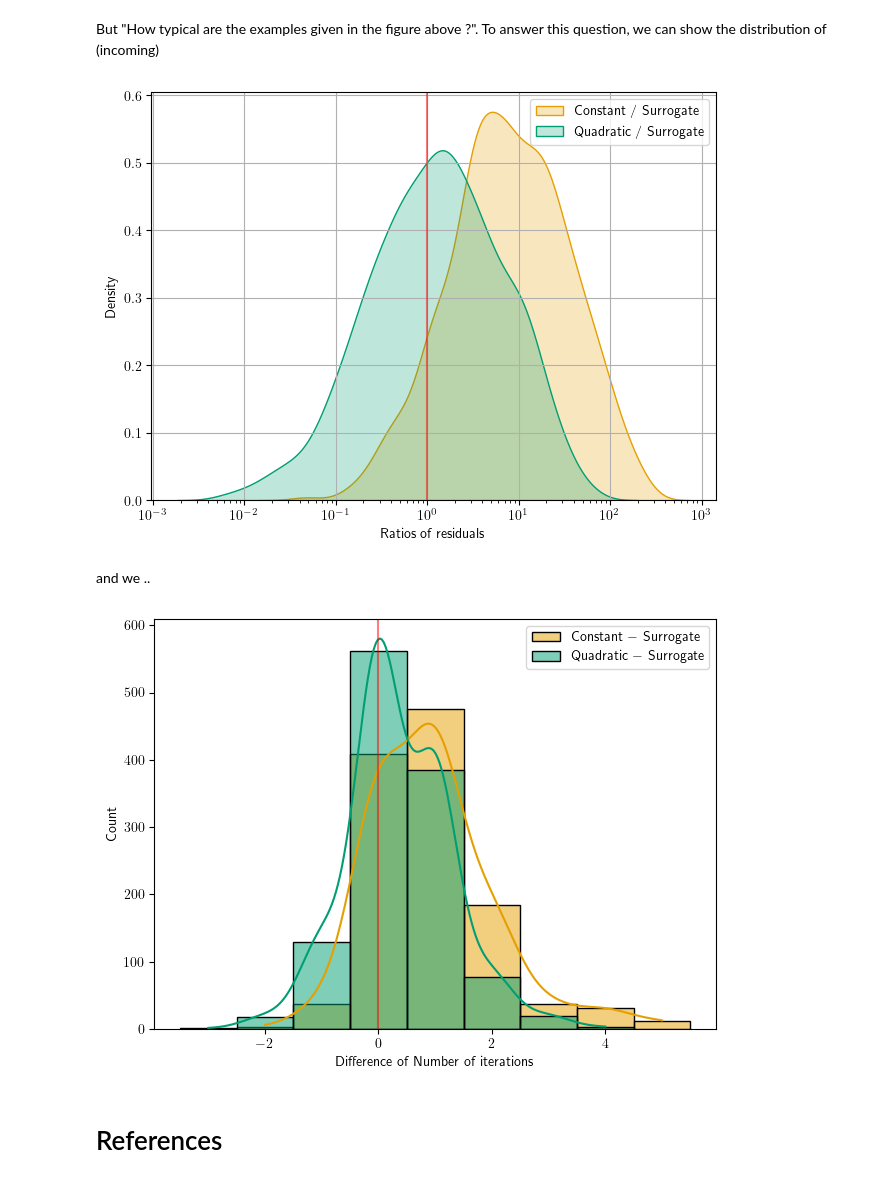
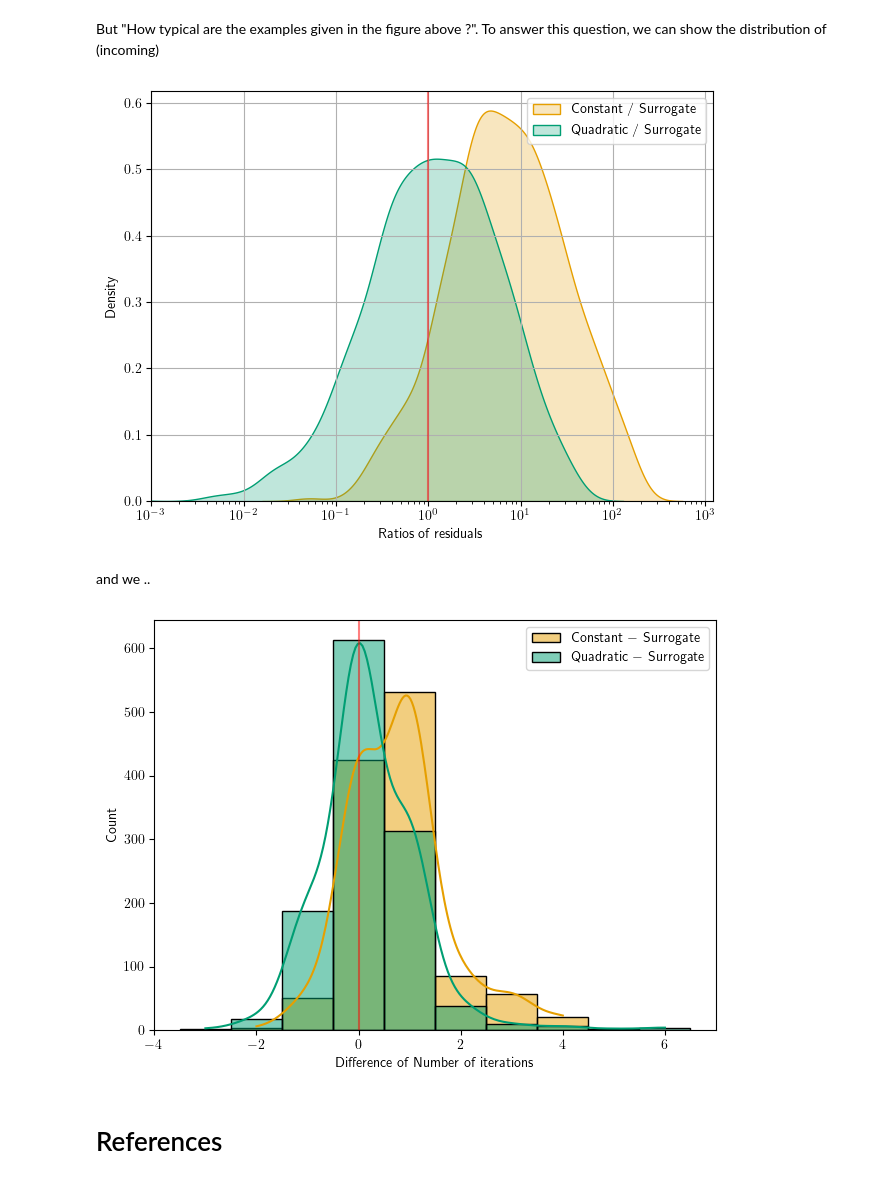
Before and after one commit to FsiROM/FSI-ROM-Predictor, a Jupyter notebook: examples/flexibleTubeFlow/flexibleTubeFlow.ipynb, the cells around one changed output. Saved outputs shown, nothing was run; the diff lists cells and outputs as text; code cells hidden in the pictures.

```diff
--- a/examples/flexibleTubeFlow/flexibleTubeFlow.ipynb
+++ b/examples/flexibleTubeFlow/flexibleTubeFlow.ipynb
@@ -557,7 +557,7 @@ plt.grid();
 But "How typical are the examples given in the figure above ?".
 To answer this question, we can show the distribution of (incoming)
 # %%
-modelName = 'ROM'
+modelName = 'FOM'
 surrIters = np.load("results/"+modelName+"_mu2_SurrPrediction/iters.npy")
 surrFirstIterIndices = (surrIters.cumsum() - surrIters)
 surrInitialResiduals = np.load("results/"+modelName+"_mu2_SurrPrediction/rNorm.npy")[surrFirstIterIndices]
@@ -581,24 +581,25 @@ divisions1ref = InitialResiduals/surrInitialResiduals
 # %%
 fig, ax = plt.subplots();
 
 plot_data = reject_outliers(divisions1ref, m=4)
 seaborn.kdeplot(data=plot_data,
             fill=True, bw_adjust=1., gridsize=2000,
                 log_scale=True, color="#E69F00",label=r'Constant $/$ Surrogate'
                );
 
 plot_data = {'Quadratic $/$ Surrogate': reject_outliers(divisions1, m=4)}
 seaborn.kdeplot(data=plot_data['Quadratic $/$ Surrogate'], ax = ax,
             fill=True, bw_adjust=1., gridsize=2000,
                 log_scale=True, color='#009E73', label=r'Quadratic $/$ Surrogate'
               );
 plt.legend();
 ax.set(xlabel="Ratios of residuals");
 plt.axvline(1, color = 'red', alpha = 0.5);
 plt.grid();
+plt.xlim(left = 1e-3);
 plt.tight_layout();
 # %% [output]
-[figure, old version]
+[figure, new version]
 # %% [markdown]
 and we ..
 # %%
@@ -621,7 +622,7 @@ plt.axvline(0, color='red', alpha = 0.5);
 plt.legend();
 plt.tight_layout();
 # %% [output]
-[figure, old version]
+[figure, new version]
 # %% [markdown]
 # References
 # %% [markdown]
```
Also changed, not shown: 3 other files.
